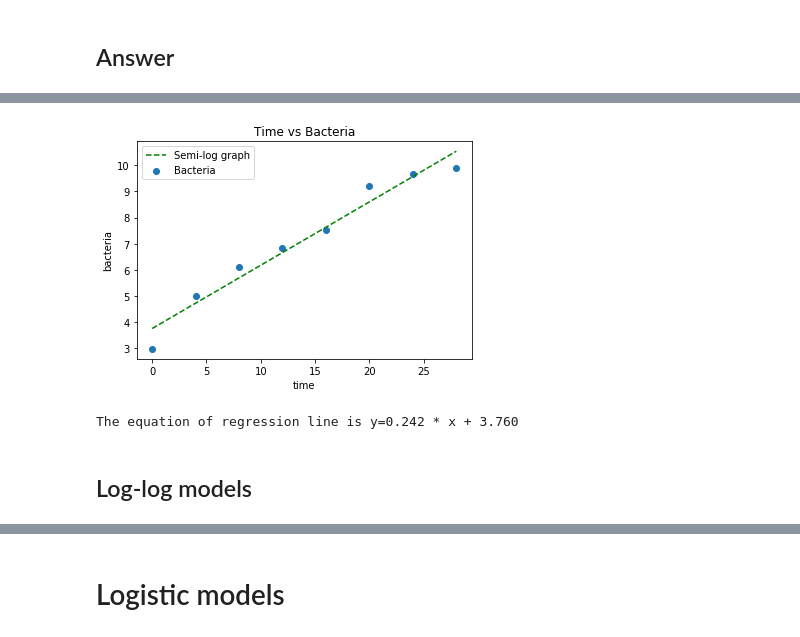
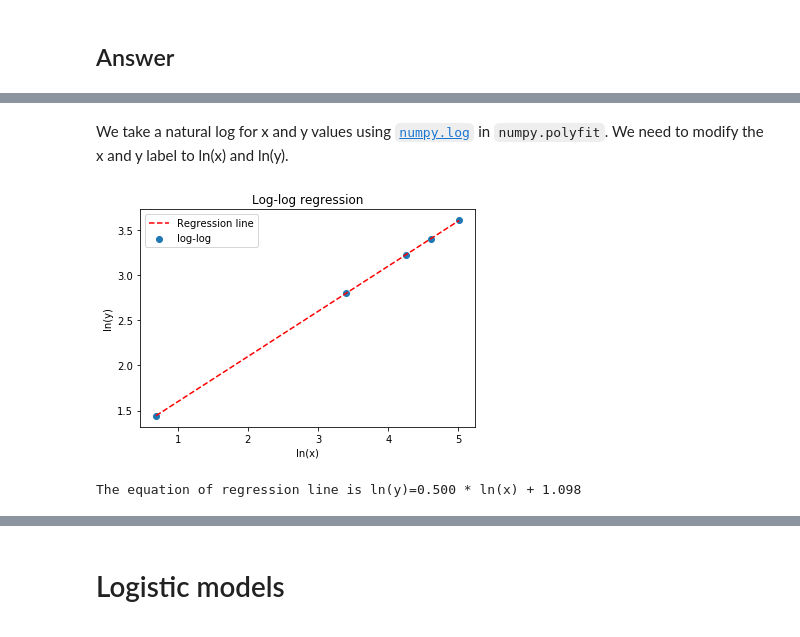
Before and after one commit to shinokada/python-for-ib-diploma-mathematics, a Jupyter notebook: Modelling_functions.ipynb, the cells around one changed output, grey strips where cells are left out. Drawn from its saved outputs; the diff is of its cells as text; code cells hidden in the pictures.

```diff
--- a/Modelling_functions.ipynb
+++ b/Modelling_functions.ipynb
@@ -646,20 +674,21 @@ plt.show()
+# %% [markdown]
+We take a natural log for x and y values using [`numpy.log`](https://docs.scipy.org/doc/numpy/reference/generated/numpy.log.html) in `numpy.polyfit`. We need to modify the x and y label to ln(x) and ln(y).
 # %%
 import numpy as np
 import matplotlib.pyplot as plt
 %matplotlib inline
 
-p = np.polyfit(time, np.log(bacteria), 1)
-plt.scatter(time,np.log(bacteria),label='Bacteria')
-plt.plot(time, p[0] * time + p[1], 'g--', label='Semi-log graph')
-plt.title("Time vs Bacteria")
-plt.xlabel('time')
-plt.ylabel('bacteria')
+p = np.polyfit(np.log(x), np.log(y), 1)
+plt.scatter(np.log(x),np.log(y),label='log-log')
+plt.plot(np.log(x), p[0] * np.log(x) + p[1], 'r--', label='Regression line')
+plt.title("Log-log regression")
+plt.xlabel('ln(x)')
+plt.ylabel('ln(y)')
 plt.legend()
 plt.show()
 
-print(f'The equation of regression line is y={p[0]:.3f} * x + {p[1]:.3f}')
+
+print(f'The equation of regression line is ln(y)={p[0]:.3f} * ln(x) + {p[1]:.3f}')
 # %% [output]
-[figure, old version]
+[figure, new version]
-The equation of regression line is y=0.242 * x + 3.760
+The equation of regression line is ln(y)=0.500 * ln(x) + 1.098
-# %% [markdown]
-## Log-log models
```
Also changed, not shown: parts of 33 cells of this notebook.
